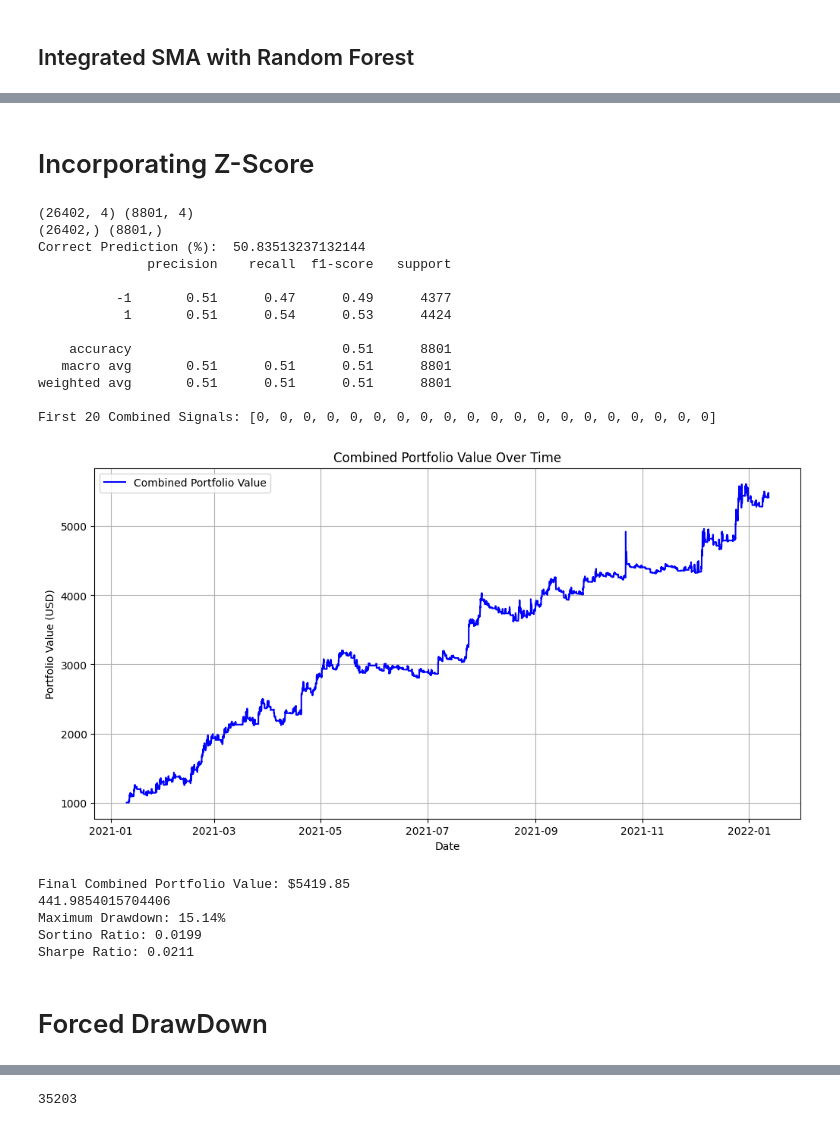
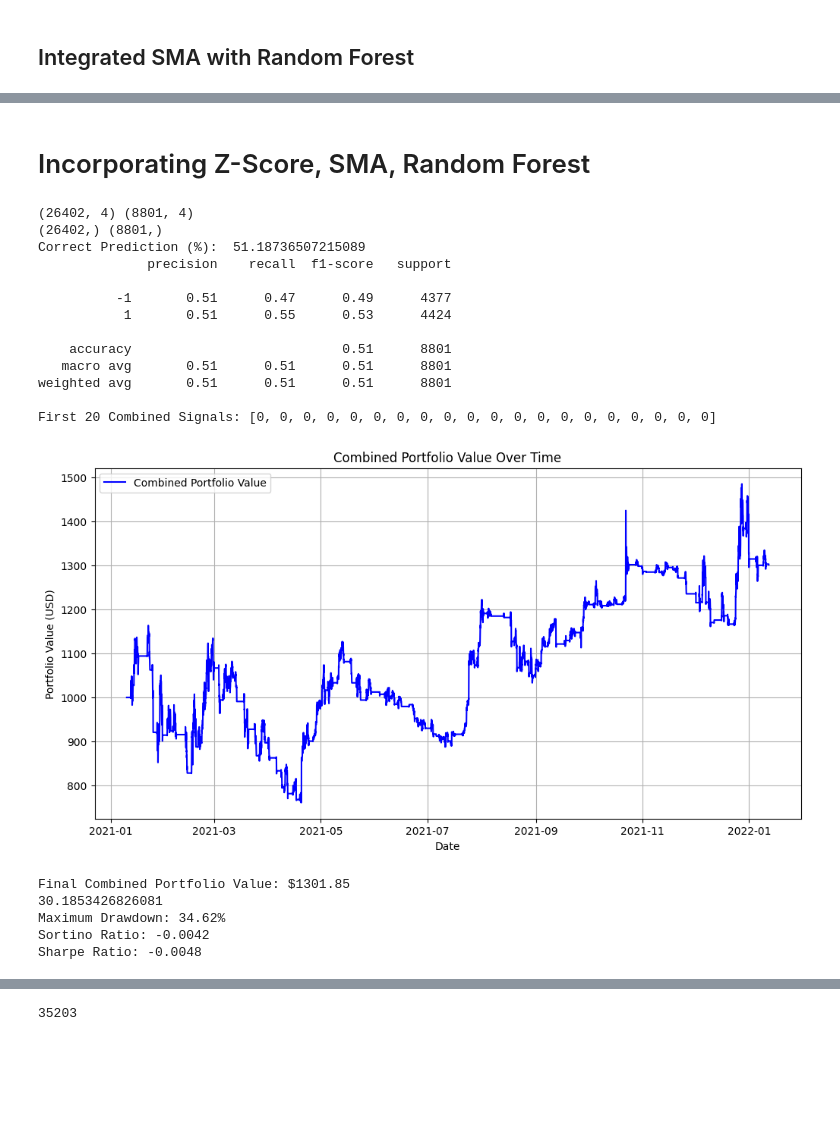
Before and after one commit to kdebeast17/InterIIT-CryptoTrading, a Jupyter notebook: AlgoTrading.ipynb, the cells around one changed output, grey strips where cells are left out. Saved outputs shown, nothing was run; the diff lists cells and outputs as text; code cells hidden in the pictures; blank space fills up the shorter version.

```diff
--- a/AlgoTrading.ipynb
+++ b/AlgoTrading.ipynb
@@ -109,7 +109,7 @@ import matplotlib.pyplot as plt
 
 from sklearn.ensemble import RandomForestClassifier
 
-data = pd.read_csv("/content/drive/MyDrive/InterIIT_2023-24/btcusdt_1h.csv")
+data = pd.read_csv("/Users/parthajit/Desktop/InterIIT/ZeltaLab_InterIIT/InterIIT-CryptoTrading/btcusdt_1h.csv")
 data.head()
 
 data.tail()
@@ -290,7 +290,7 @@ Maximum Drawdown: -19.62%
 Sharpe Ratio: -2.9836
 Sortino Ratio: -3.5923
 # %% [markdown]
-# Incorporating Z-Score
+# Incorporating Z-Score, SMA, Random Forest
 # %%
 # Random Forest Classifier
 # Import libraries
@@ -301,7 +301,7 @@ import matplotlib.pyplot as plt
 
 from sklearn.ensemble import RandomForestClassifier
 
-data = pd.read_csv("/content/drive/MyDrive/InterIIT_2023-24/btcusdt_1h.csv")
+data = pd.read_csv("/Users/parthajit/Desktop/InterIIT/ZeltaLab_InterIIT/InterIIT-CryptoTrading/btcusdt_1h.csv")
 data.head()
 
 data.tail()
@@ -371,11 +371,23 @@ bitcoin_prices = data['close']
 
 
 # Calculate SMA for a specific window size (e.g., 24 periods)
-sma_window = 24
-data['SMA'] = data['close'].rolling(sma_window).mean()
+# sma_window = 24
+# data['SMA'] = data['close'].rolling(sma_window).mean()
 
-# Generate SMA signals (1 for buy, -1 for sell)
-data['SMA_Signal'] = np.where(data['close'] > data['SMA'], 1, -1)
+# # Generate SMA signals (1 for buy, -1 for sell)
+# data['SMA_Signal'] = np.where(data['close'] > data['SMA'], 1, -1)
+
+# Define the long and short SMA window sizes
+long_sma_window = 50
+short_sma_window = 20
+
+# Calculate the long and short SMAs
+data['Long_SMA'] = data['close'].rolling(long_sma_window).mean()
+data['Short_SMA'] = data['close'].rolling(short_sma_window).mean()
+
+# Generate the SMA signal based on the comparison of long and short SMAs
+data['SMA_Signal'] = np.where(data['Short_SMA'] > data['Long_SMA'], 1, -1)
+
 
 
 
@@ -403,7 +415,7 @@ sell_threshold = -2.50  # You can adjust this threshold
 # Generate Z-score signals (1 for buy, -1 for sell, 0 for hold)
 data['Z_Score_Signal'] = np.where(data['Z_Score'] > buy_threshold, 1, np.where(data['Z_Score'] < sell_threshold, -1, 0))
 # Combine signals from your existing strategy and the Z-score
-data['Combined_Signal'] = (model.predict(X) + data['SMA_Signal'] + data['Z_Score_Signal']) / 3  # You can adjust the weights if needed
+data['Combined_Signal'] = (model.predict(X) + data['SMA_Signal'] + data['Z_Score_Signal']) /3 # You can adjust the weights if needed/ model.predict(X) /data['Z_Score_Signal']
 
 
 
@@ -472,40 +484,38 @@ print('Maximum Drawdown: {:.2%}'.format(max_drawdown))
 daily_returns = portfolio_values.pct_change()
 average_return = daily_returns.mean()
 downside_returns = daily_returns[daily_returns < 0]
 downside_std_dev = downside_returns.std()
 
 # Calculate daily risk-free rate from the annual rate (adjust as needed)
 annual_risk_free_rate = 0.02  # Adjust to your desired annual risk-free rate
 daily_risk_free_rate = (1 + annual_risk_free_rate) ** (1/252) - 1
 
 # Calculate Sortino ratio with the appropriate daily risk-free rate
 sortino_ratio = (average_return - daily_risk_free_rate) / downside_std_dev
 
 print('Sortino Ratio: {:.4f}'.format(sortino_ratio))
 
 # Calculate Sharpe ratio with the appropriate daily risk-free rate
 sharpe_ratio = (average_return - daily_risk_free_rate) / daily_returns.std()
 
 print('Sharpe Ratio: {:.4f}'.format(sharpe_ratio))
 # %% [output]
 (26402, 4) (8801, 4)
 (26402,) (8801,)
-Correct Prediction (%):  50.83513237132144
+Correct Prediction (%):  51.18736507215089
               precision    recall  f1-score   support
 
           -1       0.51      0.47      0.49      4377
-           1       0.51      0.54      0.53      4424
+           1       0.51      0.55      0.53      4424
 
     accuracy                           0.51      8801
    macro avg       0.51      0.51      0.51      8801
 weighted avg       0.51      0.51      0.51      8801
 
 First 20 Combined Signals: [0, 0, 0, 0, 0, 0, 0, 0, 0, 0, 0, 0, 0, 0, 0, 0, 0, 0, 0, 0]
-[figure, old version]
+[figure, new version]
-Final Combined Portfolio Value: $5419.85
-441.9854015704406
-Maximum Drawdown: 15.14%
-Sortino Ratio: 0.0199
-Sharpe Ratio: 0.0211
+Final Combined Portfolio Value: $1301.85
+30.1853426826081
+Maximum Drawdown: 34.62%
+Sortino Ratio: -0.0042
+Sharpe Ratio: -0.0048
-# %% [markdown]
-# Forced DrawDown
```
Also changed, not shown: parts of 55 cells of this notebook.
